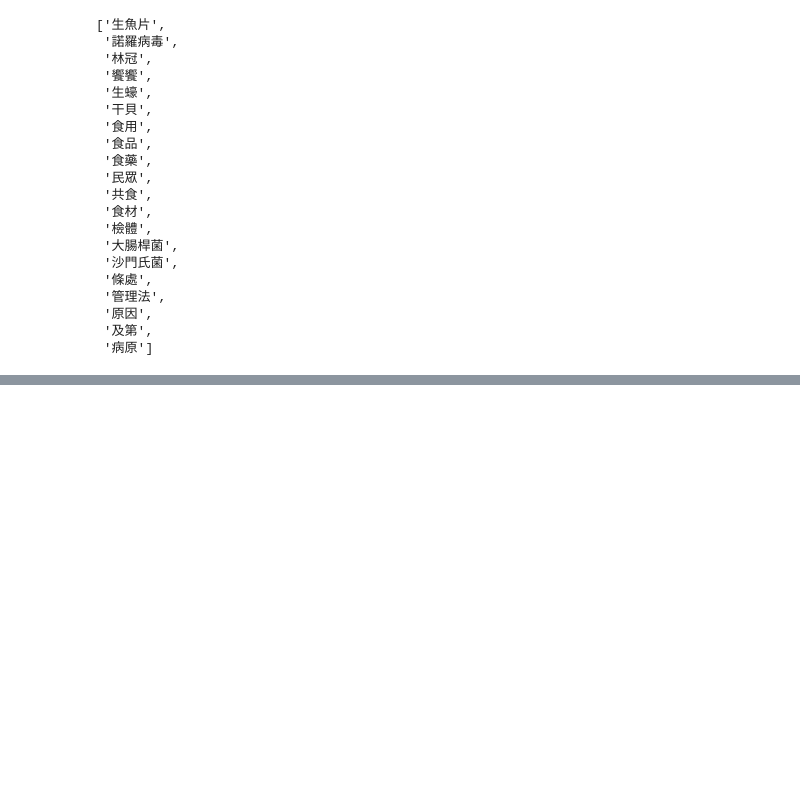
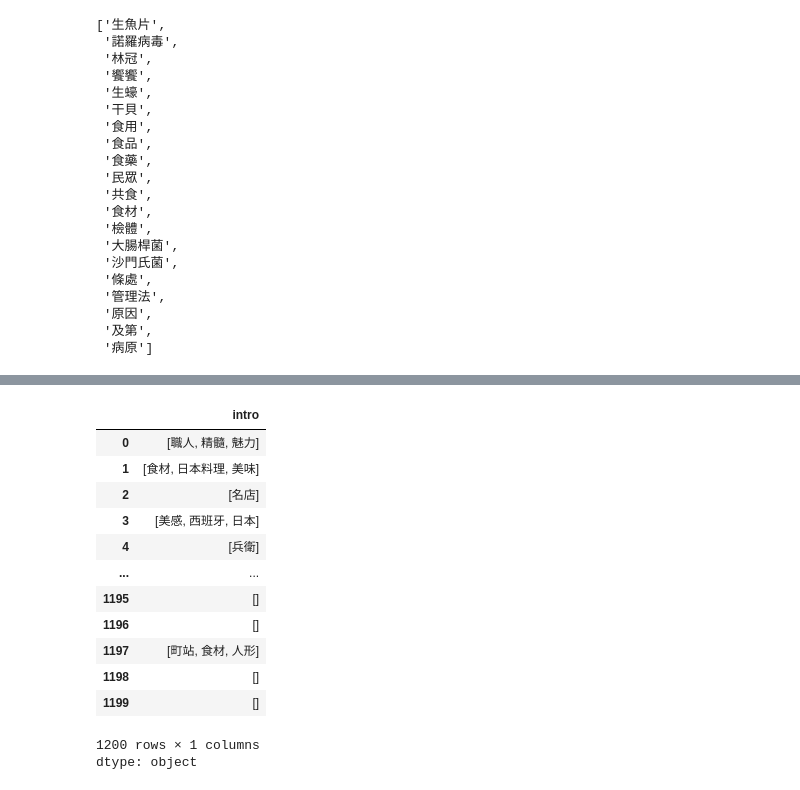
Before and after one commit to LiShun522/tibame_1224, a Jupyter notebook: 250113_pandas.ipynb, the cells around one changed output, grey strips where cells are left out. Drawn from its saved outputs; the diff is of its cells as text; code cells hidden in the pictures; blank space fills up the shorter version.

```diff
--- a/250113_pandas.ipynb
+++ b/250113_pandas.ipynb
@@ -527,0 +558,21 @@ jieba.analyse.extract_tags(news, allowPOS=["n", "nr", "ns", "nt", "nz"])
+# %%
+def func(s):
+  keywords = jieba.analyse.extract_tags(s,
+                      allowPOS=["n", "nr", "ns", "nt", "nz"])
+  return list(keywords)
+df["intro"].apply(func)
+# %% [output]
+|  | intro |
+| 0 | [職人, 精髓, 魅力] |
+| 1 | [食材, 日本料理, 美味] |
+| 2 | [名店] |
+| 3 | [美感, 西班牙, 日本] |
+| 4 | [兵衛] |
+| ... | ... |
+| 1195 | [] |
+| 1196 | [] |
+| 1197 | [町站, 食材, 人形] |
+| 1198 | [] |
+| 1199 | [] |
+1200 rows × 1 columns
+dtype: object
```
Also changed, not shown: parts of 2 cells of this notebook.
